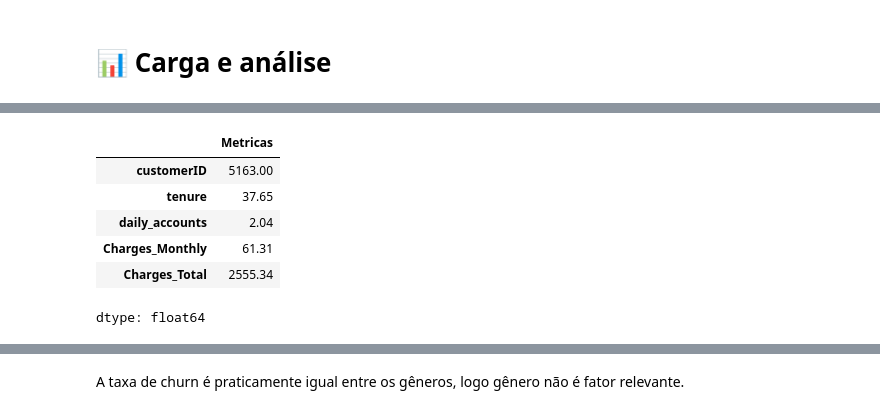
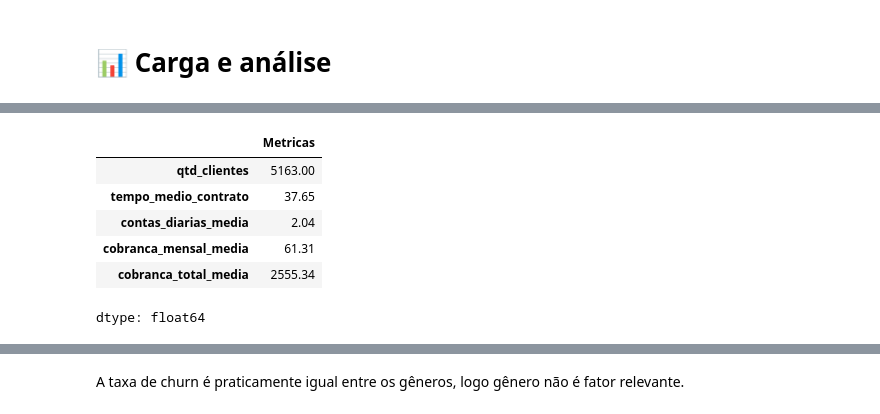
Before and after one commit to MiguelLuan/TelecomX_BR, a Jupyter notebook: TelecomX_BR.ipynb, the cells around one changed output, grey strips where cells are left out. Cells and saved outputs as stored; diff of their text form; code cells hidden in the pictures.

```diff
--- a/TelecomX_BR.ipynb
+++ b/TelecomX_BR.ipynb
@@ -171,18 +189,32 @@ dtype: float64
 # %%
-df[df['Churn'] == 0].agg(
-    {
-        'customerID': 'size',
-        'tenure':'mean',
-        'daily_accounts':'mean',
-        'Charges_Monthly':'mean',
-        'Charges_Total':'mean',
-    }
-).apply(lambda x: round(x,2)).rename('Metricas')
+metricas_not_churn = (
+    df[df['Churn'] == 'No']
+    .agg(
+      {
+          'customerID':'size',
+          'tenure':'mean',
+          'daily_accounts':'mean',
+          'Charges_Monthly':'mean',
+          'Charges_Total':'mean',
+      }
+)
+  .apply(lambda x: round(x,2))
+  .rename(index={
+          'customerID': 'qtd_clientes',
+          'tenure': 'tempo_medio_contrato',
+          'daily_accounts': 'contas_diarias_media',
+          'Charges_Monthly': 'cobranca_mensal_media',
+          'Charges_Total': 'cobranca_total_media',
+      })
+)
+metricas_not_churn.name = 'Metricas'
-# %% [output]
-|  | Metricas |
-| customerID | 5163.00 |
-| tenure | 37.65 |
-| daily_accounts | 2.04 |
-| Charges_Monthly | 61.31 |
-| Charges_Total | 2555.34 |
-dtype: float64
+# %%
+metricas_not_churn
+# %% [output]
+|  | Metricas |
+| qtd_clientes | 5163.00 |
+| tempo_medio_contrato | 37.65 |
+| contas_diarias_media | 2.04 |
+| cobranca_mensal_media | 61.31 |
+| cobranca_total_media | 2555.34 |
+dtype: float64
```
Also changed, not shown: parts of 15 cells of this notebook.
